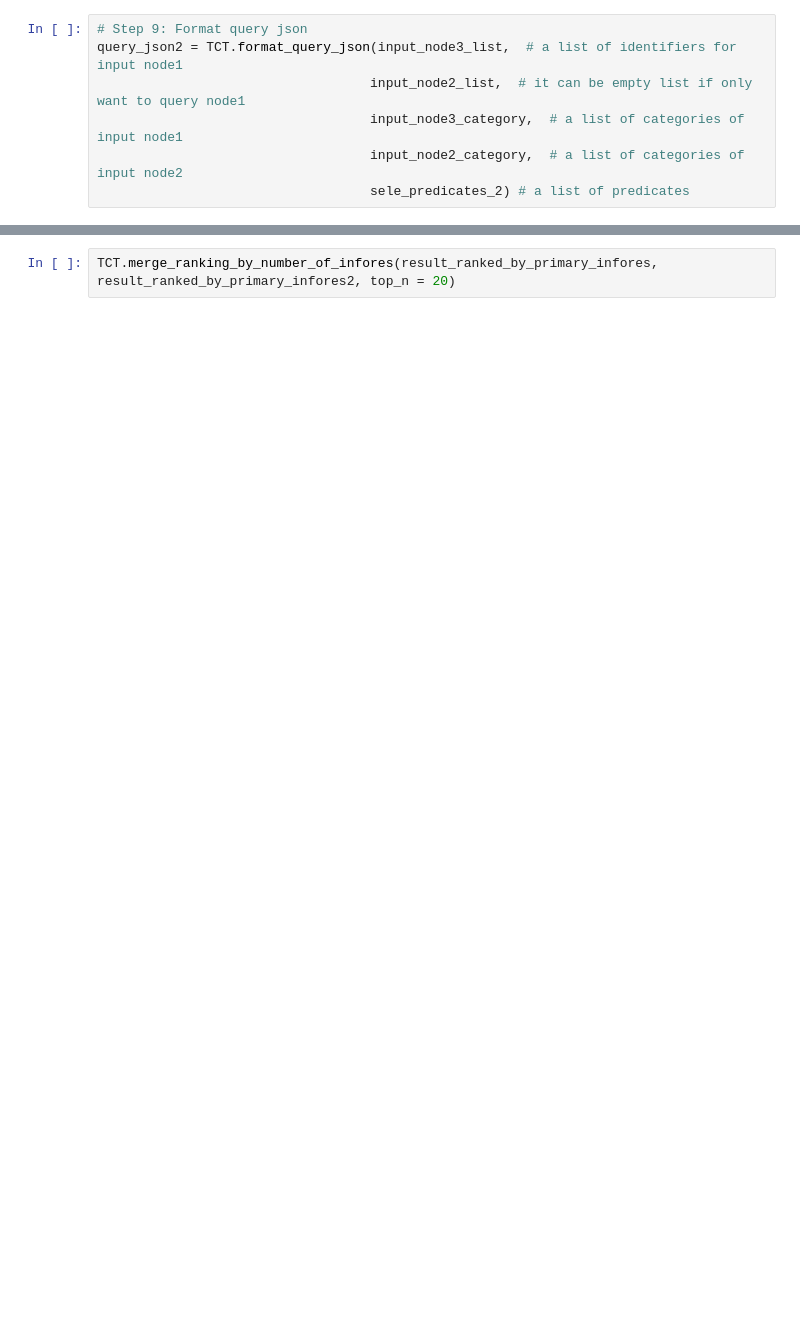
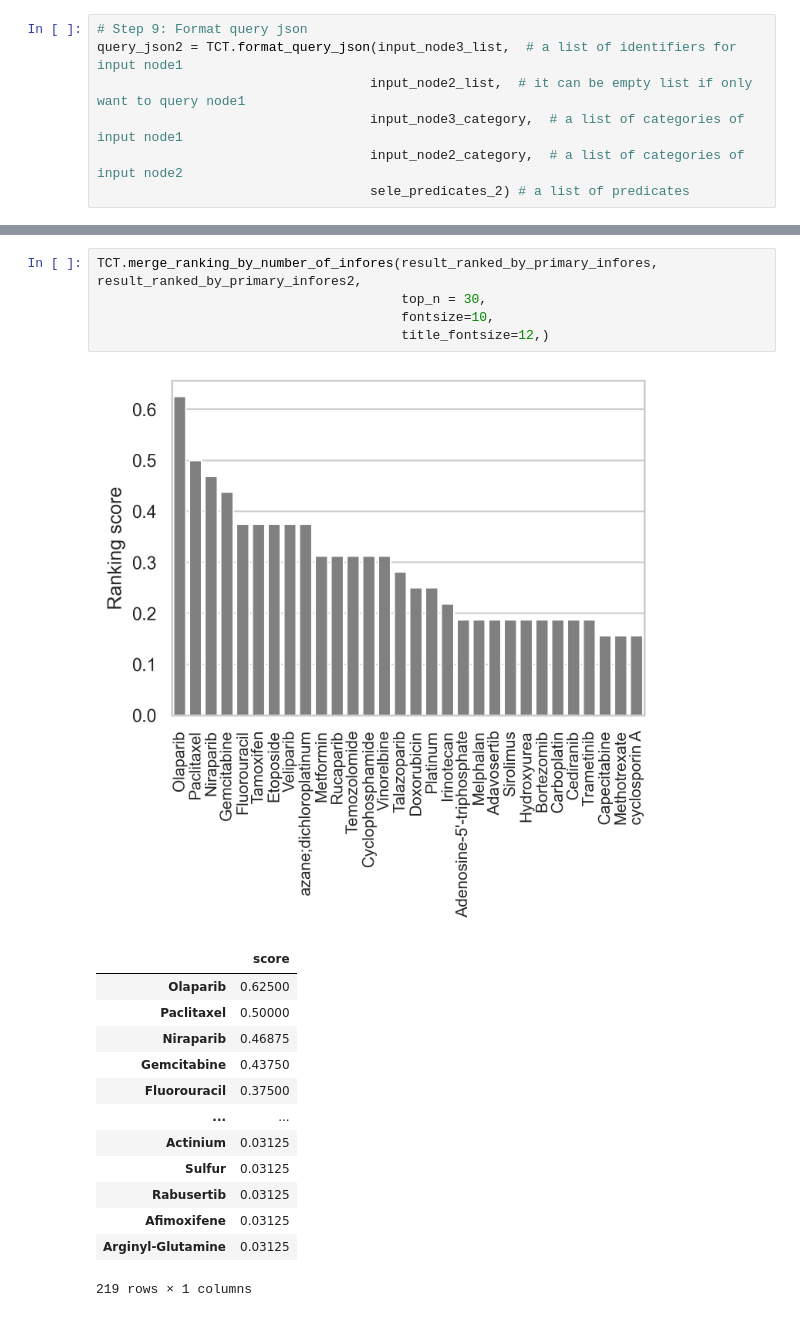
Before and after one commit to sierra-moxon/Translator_component_toolkit, a Jupyter notebook: notebooks/Path_finder.ipynb, the cells around one changed output, grey strips where cells are left out. Saved outputs shown, nothing was run; the diff lists cells and outputs as text; blank space fills up the shorter version.

```diff
--- a/notebooks/Path_finder.ipynb
+++ b/notebooks/Path_finder.ipynb
@@ -120,3 +217,21 @@ print("Number of possible paths: ", possible_paths)
 # %%
-TCT.merge_ranking_by_number_of_infores(result_ranked_by_primary_infores, result_ranked_by_primary_infores2, top_n = 20)
+TCT.merge_ranking_by_number_of_infores(result_ranked_by_primary_infores, result_ranked_by_primary_infores2,
+                                       top_n = 30,
+                                       fontsize=10,
+                                       title_fontsize=12,)
+# %% [output]
+[figure, added]
+|  | score |
+| Olaparib | 0.62500 |
+| Paclitaxel | 0.50000 |
+| Niraparib | 0.46875 |
+| Gemcitabine | 0.43750 |
+| Fluorouracil | 0.37500 |
+| ... | ... |
+| Actinium | 0.03125 |
+| Sulfur | 0.03125 |
+| Rabusertib | 0.03125 |
+| Afimoxifene | 0.03125 |
+| Arginyl-Glutamine | 0.03125 |
+219 rows × 1 columns
 # %%
```
Also changed, not shown: parts of 9 cells of this notebook, 2 other files.
